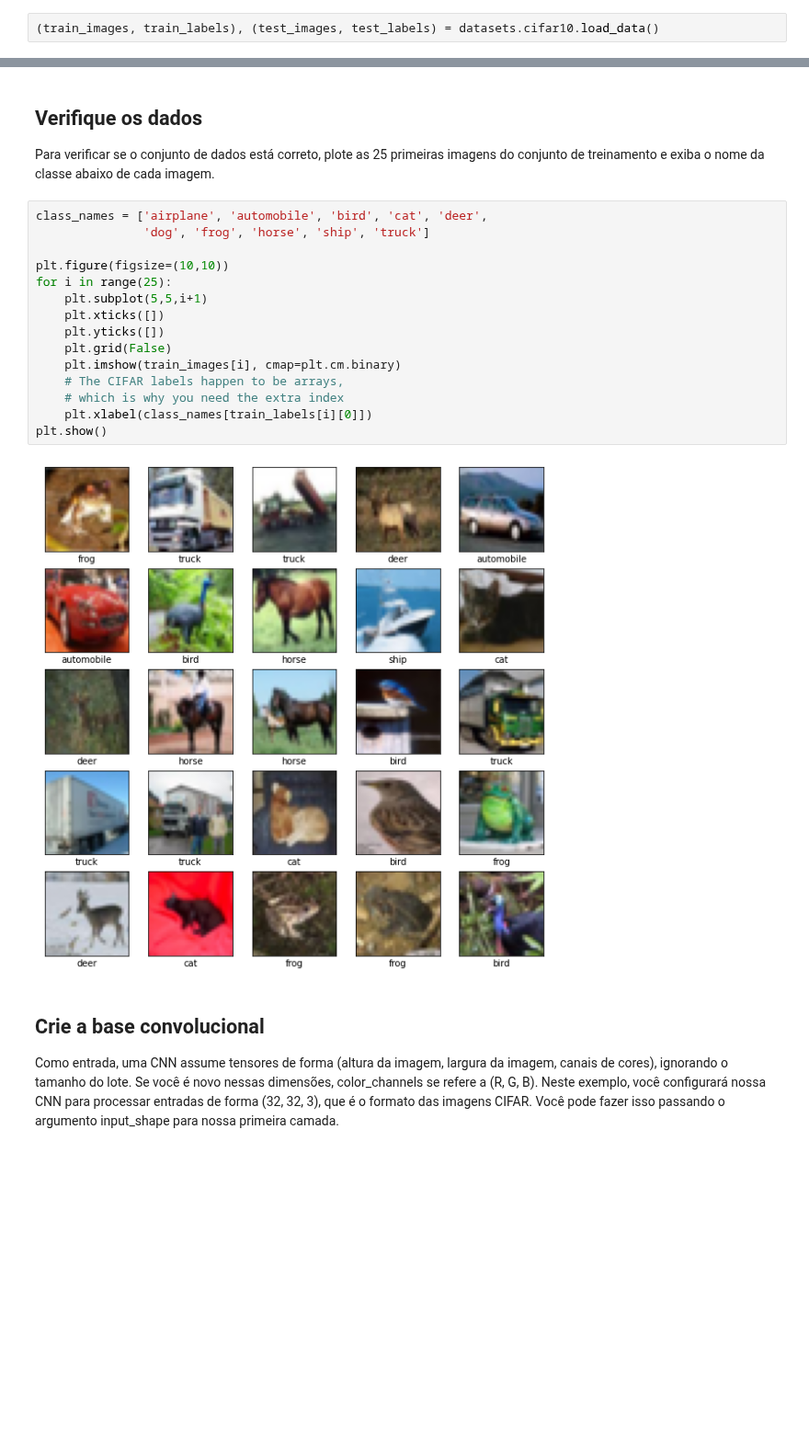
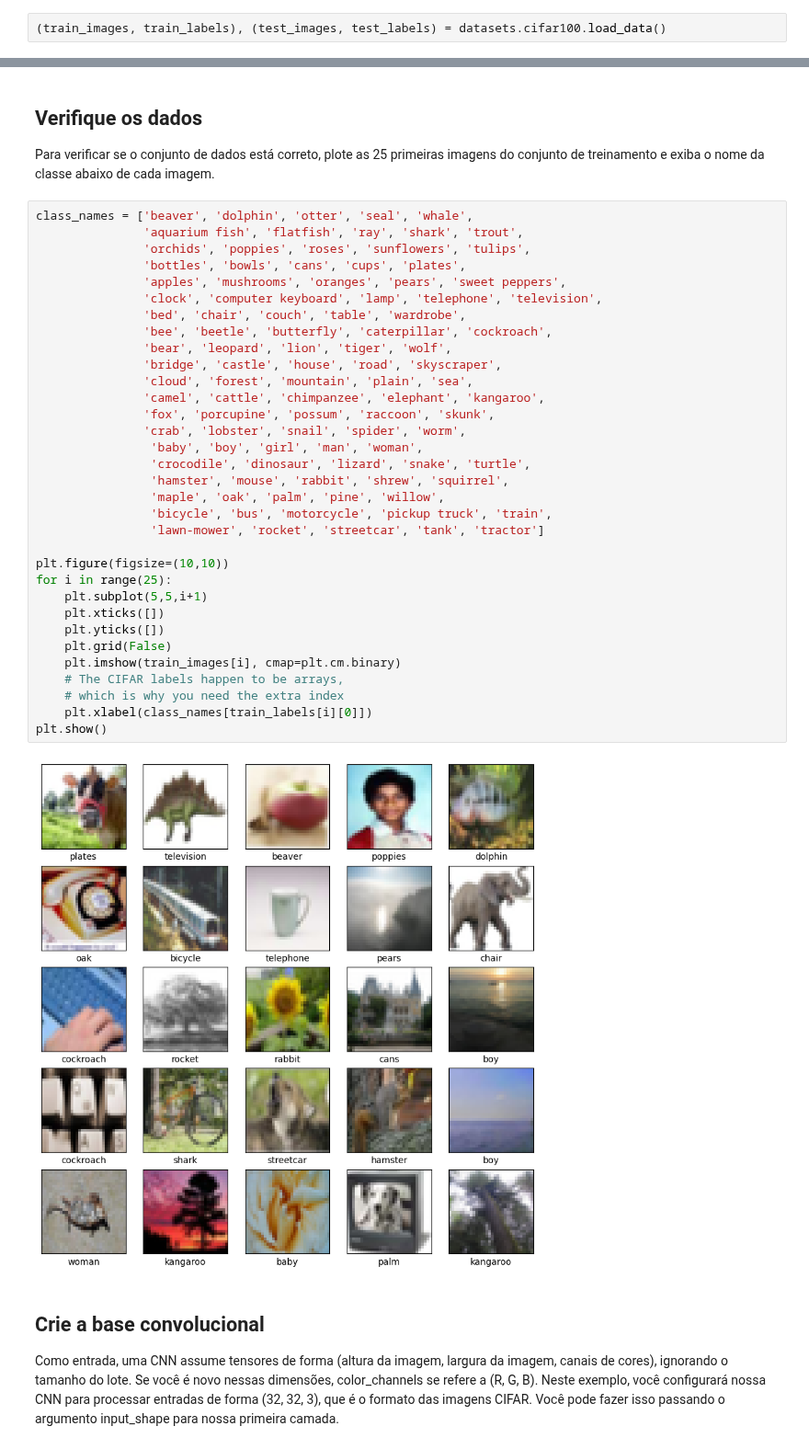
Before and after one commit to Frederico-Gazzola/Atv_2_Analytics, a Jupyter notebook: rede_neural_convolucional_cnn.ipynb, the cells around one changed output, grey strips where cells are left out. Shown at 92% size. Cells and saved outputs as stored; diff of their text form; blank space fills up the shorter version.

```diff
--- a/rede_neural_convolucional_cnn.ipynb
+++ b/rede_neural_convolucional_cnn.ipynb
@@ -8,5 +8,5 @@ ModuleNotFoundError: No module named 'tensorflow'
 # %% [markdown]
 O conjunto de dados CIFAR10 contém 60.000 imagens coloridas em 10 classes, com 6.000 imagens em cada classe. O conjunto de dados é dividido em 50.000 imagens de treinamento e 10.000 imagens de teste. As classes são mutuamente exclusivas e não há sobreposição entre elas.
 # %%
-(train_images, train_labels), (test_images, test_labels) = datasets.cifar10.load_data()
+(train_images, train_labels), (test_images, test_labels) = datasets.cifar100.load_data()
 # %% [output]
@@ -60,22 +60,40 @@ array([[[[0.23137255, 0.24313725, 0.24705882],
 
 Para verificar se o conjunto de dados está correto, plote as 25 primeiras imagens do conjunto de treinamento e exiba o nome da classe abaixo de cada imagem.
 # %%
-class_names = ['airplane', 'automobile', 'bird', 'cat', 'deer',
-               'dog', 'frog', 'horse', 'ship', 'truck']
+class_names = ['beaver', 'dolphin', 'otter', 'seal', 'whale',
+               'aquarium fish', 'flatfish', 'ray', 'shark', 'trout',
+               'orchids', 'poppies', 'roses', 'sunflowers', 'tulips',
+               'bottles', 'bowls', 'cans', 'cups', 'plates',
+               'apples', 'mushrooms', 'oranges', 'pears', 'sweet peppers',
+               'clock', 'computer keyboard', 'lamp', 'telephone', 'television',
+               'bed', 'chair', 'couch', 'table', 'wardrobe',
+               'bee', 'beetle', 'butterfly', 'caterpillar', 'cockroach',
+               'bear', 'leopard', 'lion', 'tiger', 'wolf',
+               'bridge', 'castle', 'house', 'road', 'skyscraper',
+               'cloud', 'forest', 'mountain', 'plain', 'sea',
+               'camel', 'cattle', 'chimpanzee', 'elephant', 'kangaroo',
+               'fox', 'porcupine', 'possum', 'raccoon', 'skunk',
+               'crab', 'lobster', 'snail', 'spider', 'worm',
+                'baby', 'boy', 'girl', 'man', 'woman',
+                'crocodile', 'dinosaur', 'lizard', 'snake', 'turtle',
+                'hamster', 'mouse', 'rabbit', 'shrew', 'squirrel',
+                'maple', 'oak', 'palm', 'pine', 'willow',
+                'bicycle', 'bus', 'motorcycle', 'pickup truck', 'train',
+                'lawn-mower', 'rocket', 'streetcar', 'tank', 'tractor']
 
 plt.figure(figsize=(10,10))
 for i in range(25):
     plt.subplot(5,5,i+1)
     plt.xticks([])
     plt.yticks([])
     plt.grid(False)
     plt.imshow(train_images[i], cmap=plt.cm.binary)
     # The CIFAR labels happen to be arrays,
     # which is why you need the extra index
     plt.xlabel(class_names[train_labels[i][0]])
 plt.show()
 # %% [output]
-[figure, old version]
+[figure, new version]
 # %% [markdown]
 ## Crie a base convolucional
 
```
Also changed, not shown: parts of 9 cells of this notebook.
